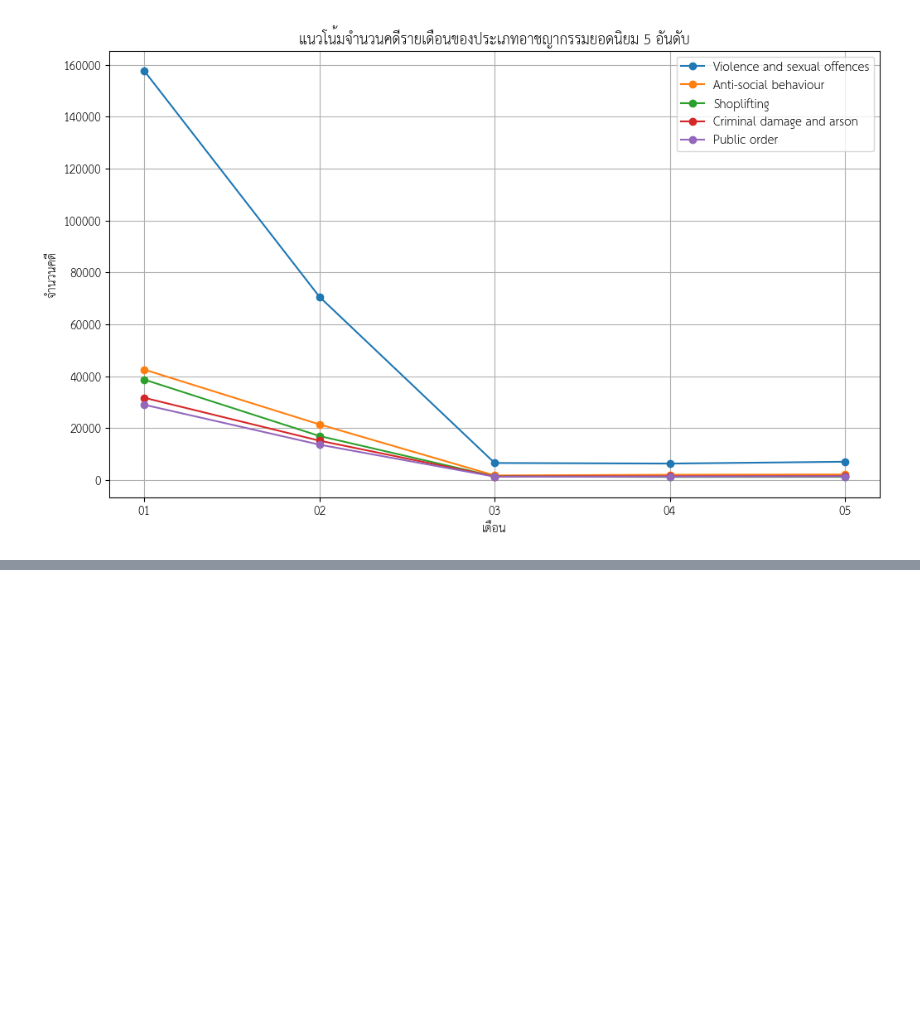
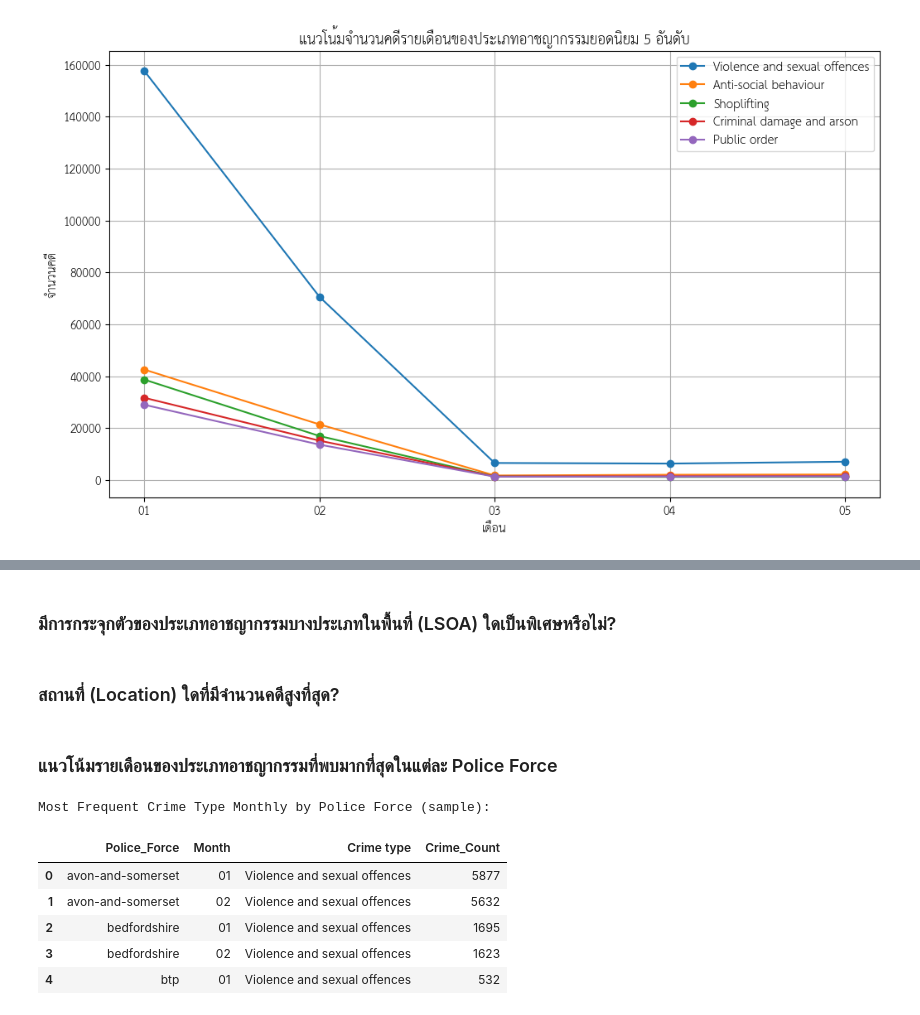
Before and after one commit to jangInw007/JENZY_Project, a Jupyter notebook: JENZY(nky)_is_perfect_project_Basicpro.ipynb, the cells around one changed output, grey strips where cells are left out. Saved outputs shown, nothing was run; the diff lists cells and outputs as text; code cells hidden in the pictures; blank space fills up the shorter version.

```diff
--- a/JENZY(nky)_is_perfect_project_Basicpro.ipynb
+++ b/JENZY(nky)_is_perfect_project_Basicpro.ipynb
@@ -1429,0 +1654,30 @@ plt.show()
+# %% [markdown]
+### มีการกระจุกตัวของประเภทอาชญากรรมบางประเภทในพื้นที่ (LSOA) ใดเป็นพิเศษหรือไม่?
+# %% [markdown]
+### สถานที่ (Location) ใดที่มีจำนวนคดีสูงที่สุด?
+# %% [markdown]
+### แนวโน้มรายเดือนของประเภทอาชญากรรมที่พบมากที่สุดในแต่ละ Police Force
+# %%
+import matplotlib.pyplot as plt
+import seaborn as sns
+
+# Group by Police_Force, Month, and Crime type and count occurrences
+force_month_crime_counts = combined_street_2025_all_months.groupby(['Police_Force', 'Month', 'Crime type']).size().reset_index(name='Crime_Count')
+
+# Find the most frequent crime type for each Police_Force and Month
+# This requires finding the crime type with the max count within each Police_Force-Month group
+idx = force_month_crime_counts.groupby(['Police_Force', 'Month'])['Crime_Count'].idxmax()
+most_frequent_crime_monthly_by_force = force_month_crime_counts.loc[idx].reset_index(drop=True)
+
+print("Most Frequent Crime Type Monthly by Police Force (sample):")
+display(most_frequent_crime_monthly_by_force.head())
+
+# Visualizing this data would likely involve faceting by Police Force or selecting specific forces
+# %% [output]
+Most Frequent Crime Type Monthly by Police Force (sample):
+|  | Police_Force | Month | Crime type | Crime_Count |
+| 0 | avon-and-somerset | 01 | Violence and sexual offences | 5877 |
+| 1 | avon-and-somerset | 02 | Violence and sexual offences | 5632 |
+| 2 | bedfordshire | 01 | Violence and sexual offences | 1695 |
+| 3 | bedfordshire | 02 | Violence and sexual offences | 1623 |
+| 4 | btp | 01 | Violence and sexual offences | 532 |
```
Also changed, not shown: parts of 30 cells of this notebook.
